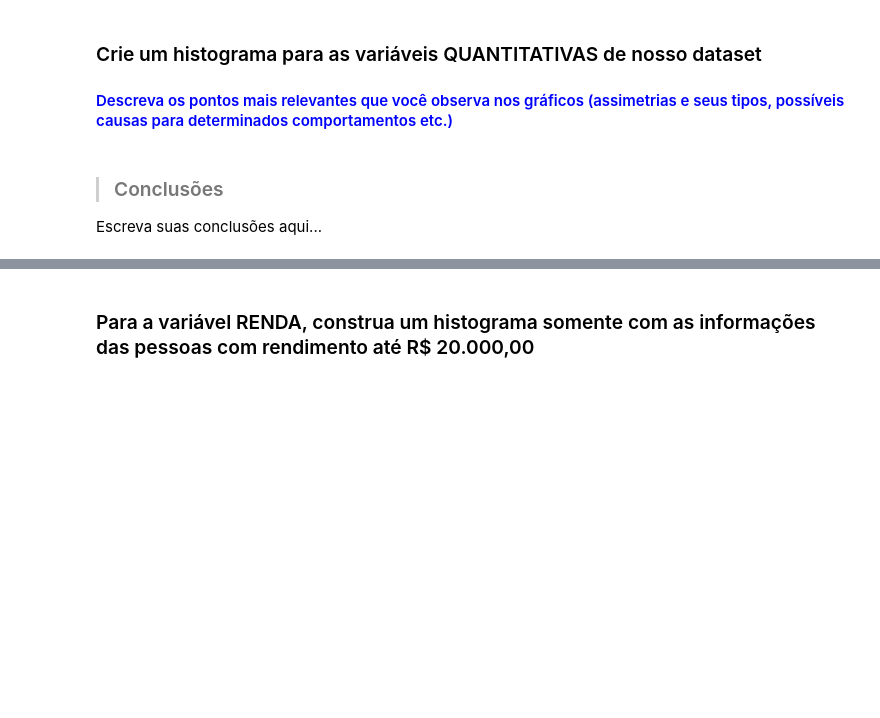
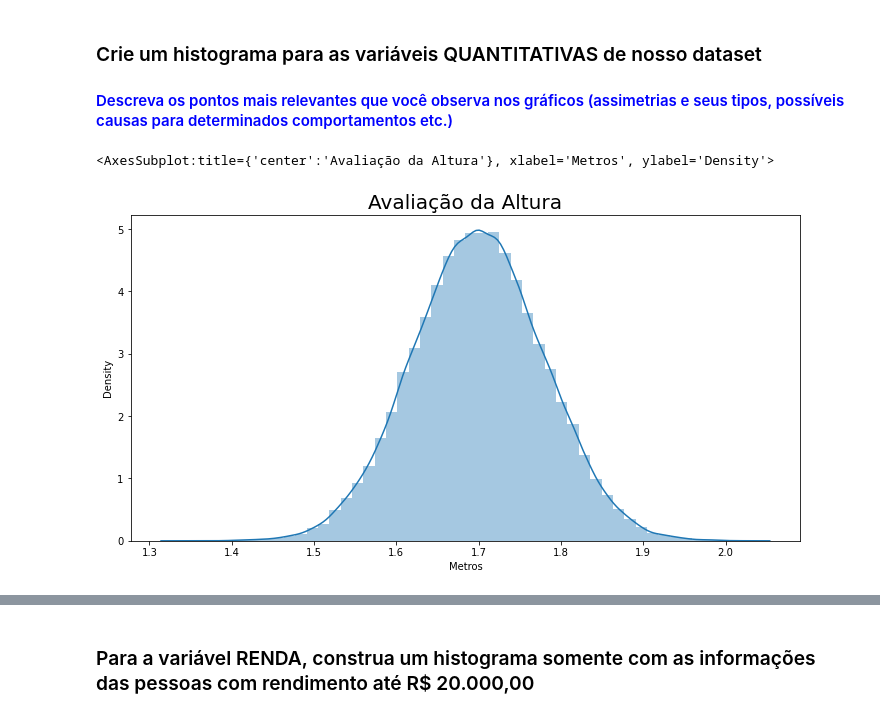
Before and after one commit to Marcus-Bernard0/data_science_alura, a Jupyter notebook: 6 - Estatística parte 1 - frequências e medidas/Análise_Descritiva.ipynb, the cells around one changed output, grey strips where cells are left out. Saved outputs shown, nothing was run; the diff lists cells and outputs as text; code cells hidden in the pictures; blank space fills up the shorter version.

```diff
--- a/6 - Estatística parte 1 - frequências e medidas/Análise_Descritiva.ipynb
+++ b/6 - Estatística parte 1 - frequências e medidas/Análise_Descritiva.ipynb
@@ -279,7 +289,12 @@ Fica claro que a grande porcentagem pertence a classe E. Cerca de 65 % ganham at
 # %% [markdown]
 ### Crie um histograma para as variáveis QUANTITATIVAS de nosso dataset
 #### <font color='blue'>Descreva os pontos mais relevantes que você observa nos gráficos (assimetrias e seus tipos, possíveis causas para determinados comportamentos etc.)</font>
-# %% [markdown]
-> ### Conclusões
-
-Escreva suas conclusões aqui...
+# %%
+ax = sns.distplot(dados.Altura)
+ax.figure.set_size_inches(12 , 6)
+ax.set_title("Avaliação da Altura", fontsize = 20)
+ax.set_xlabel("Metros")
+ax
+# %% [output]
+<AxesSubplot:title={'center':'Avaliação da Altura'}, xlabel='Metros', ylabel='Density'>
+[figure, added]
```
Also changed, not shown: parts of 45 cells of this notebook, 1 other file.
